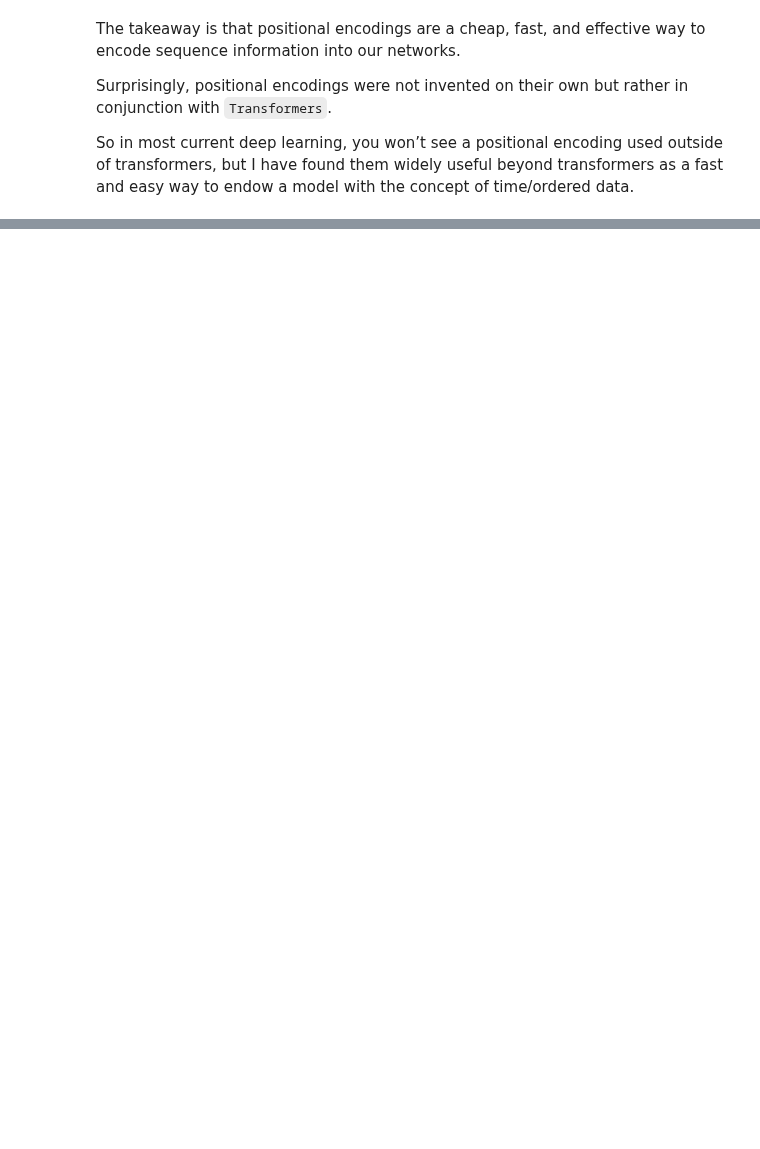
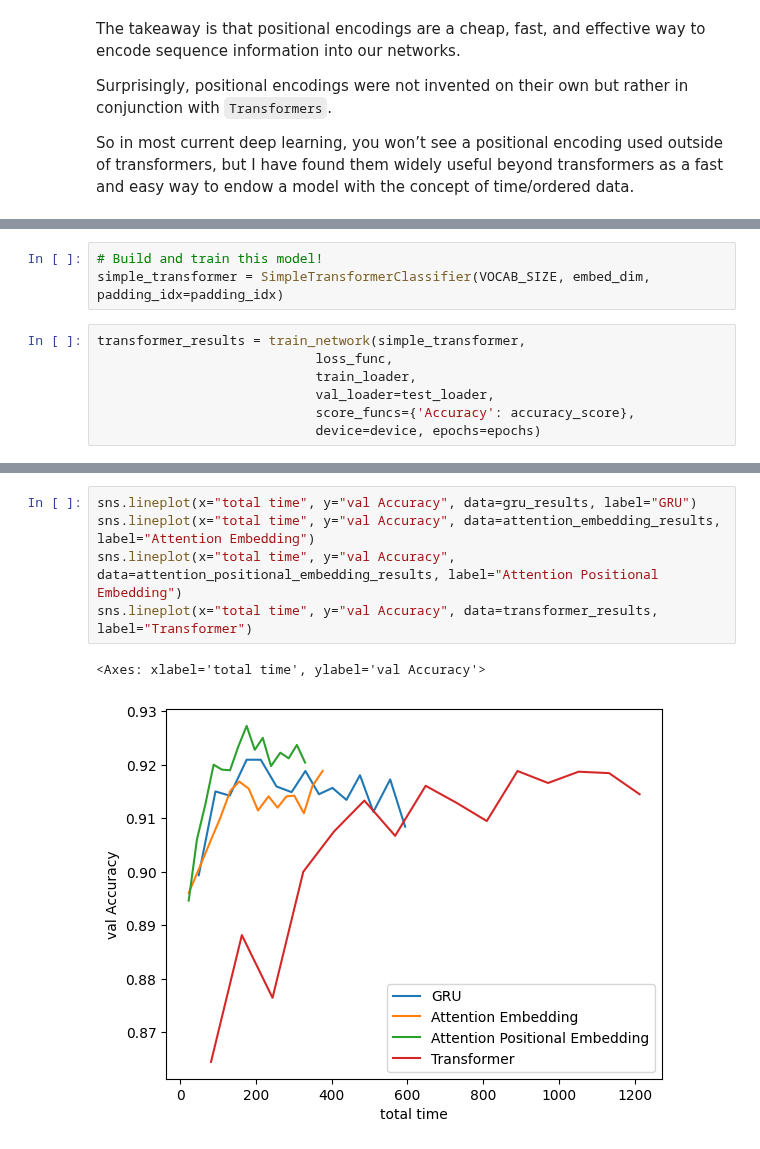
Before and after one commit to rahiakela/deep-learning-research-and-practice, a Jupyter notebook: inside-deep-learing/12-rnn-alternatives/03_transformers.ipynb, the cells around one changed output, grey strips where cells are left out. Drawn from its saved outputs; the diff is of its cells as text; blank space fills up the shorter version.

```diff
--- a/inside-deep-learing/12-rnn-alternatives/03_transformers.ipynb
+++ b/inside-deep-learing/12-rnn-alternatives/03_transformers.ipynb
@@ -542,0 +468,10 @@ data.
+# %%
+# Build and train this model!
+simple_transformer = SimpleTransformerClassifier(VOCAB_SIZE, embed_dim, padding_idx=padding_idx)
+# %%
+transformer_results = train_network(simple_transformer,
+                            loss_func,
+                            train_loader,
+                            val_loader=test_loader,
+                            score_funcs={'Accuracy': accuracy_score},
+                            device=device, epochs=epochs)
@@ -542,0 +485,8 @@ data.
+# %%
+sns.lineplot(x="total time", y="val Accuracy", data=gru_results, label="GRU")
+sns.lineplot(x="total time", y="val Accuracy", data=attention_embedding_results, label="Attention Embedding")
+sns.lineplot(x="total time", y="val Accuracy", data=attention_positional_embedding_results, label="Attention Positional Embedding")
+sns.lineplot(x="total time", y="val Accuracy", data=transformer_results, label="Transformer")
+# %% [output]
+<Axes: xlabel='total time', ylabel='val Accuracy'>
+[figure, added]
```
Also changed, not shown: parts of 22 cells of this notebook.
